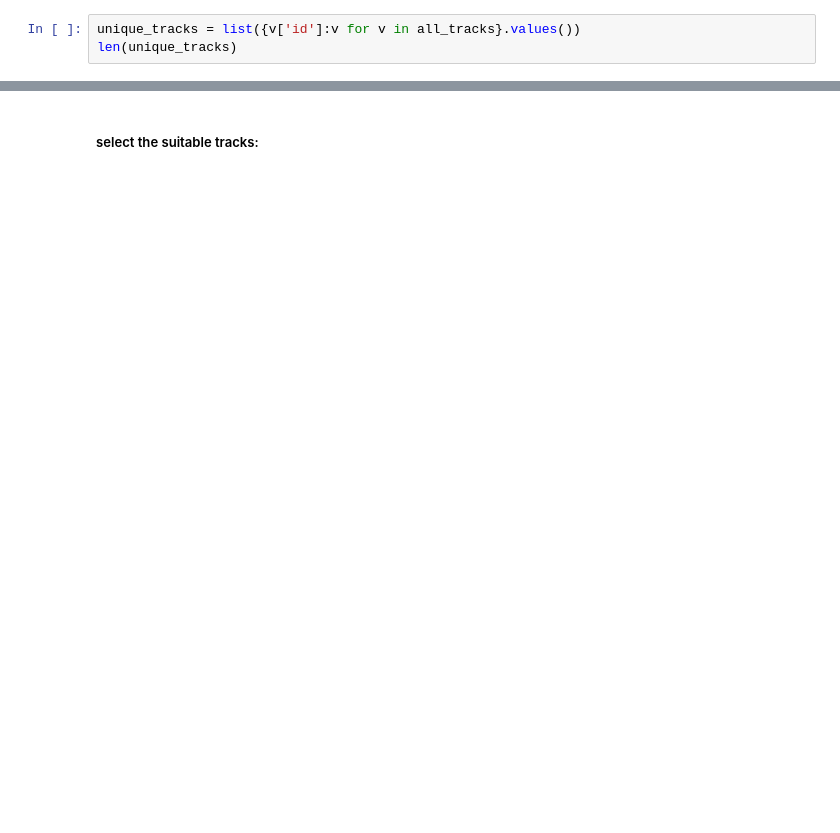
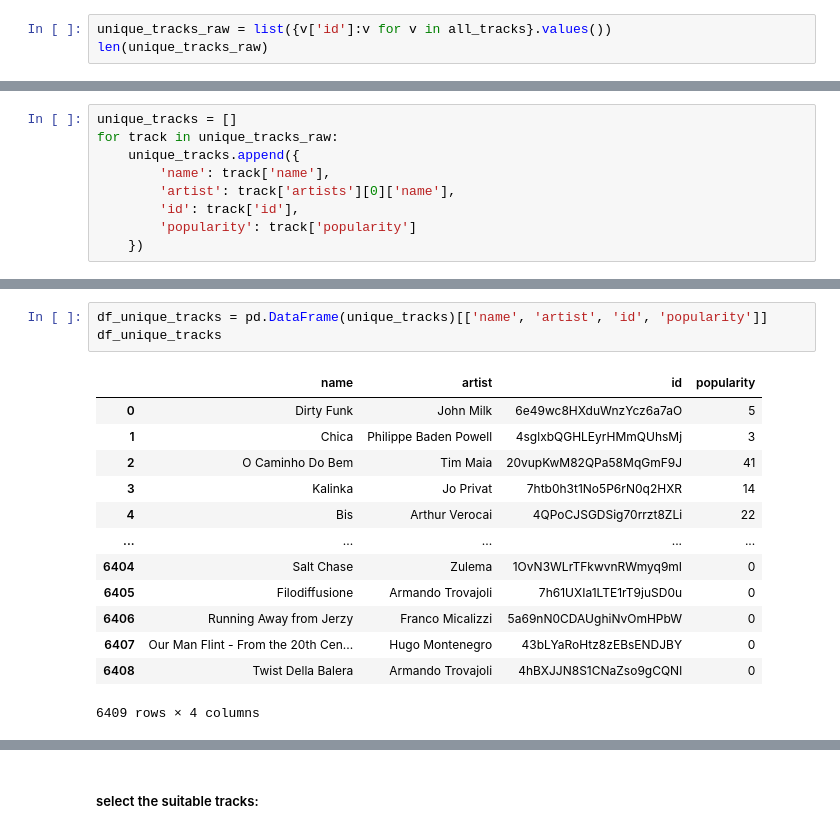
Before and after one commit to mbirgi/spotify-tools, a Jupyter notebook: BPM Playlist Combiner.ipynb, the cells around one changed output, grey strips where cells are left out. Saved outputs shown, nothing was run; the diff lists cells and outputs as text; blank space fills up the shorter version.

```diff
--- a/BPM Playlist Combiner.ipynb
+++ b/BPM Playlist Combiner.ipynb
@@ -94,4 +95,4 @@ len(all_tracks)
 # %%
-unique_tracks = list({v['id']:v for v in all_tracks}.values())
-len(unique_tracks)
+unique_tracks_raw = list({v['id']:v for v in all_tracks}.values())
+len(unique_tracks_raw)
 # %% [output]
@@ -99,3 +120,12 @@ len(unique_tracks)
+# %%
+unique_tracks = []
+for track in unique_tracks_raw:
+    unique_tracks.append({
+        'name': track['name'],
+        'artist': track['artists'][0]['name'],
+        'id': track['id'],
+        'popularity': track['popularity']
+    })
 # %%
 unique_tracks[0]
 # %% [output]
@@ -138 +136,18 @@ df_unique_tracks
+# %%
+df_unique_tracks = pd.DataFrame(unique_tracks)[['name', 'artist', 'id', 'popularity']]
+df_unique_tracks
+# %% [output]
+|  | name | artist | id | popularity |
+| 0 | Dirty Funk | John Milk | 6e49wc8HXduWnzYcz6a7aO | 5 |
+| 1 | Chica | Philippe Baden Powell | 4sglxbQGHLEyrHMmQUhsMj | 3 |
+| 2 | O Caminho Do Bem | Tim Maia | 20vupKwM82QPa58MqGmF9J | 41 |
+| 3 | Kalinka | Jo Privat | 7htb0h3t1No5P6rN0q2HXR | 14 |
+| 4 | Bis | Arthur Verocai | 4QPoCJSGDSig70rrzt8ZLi | 22 |
+| ... | ... | ... | ... | ... |
+| 6404 | Salt Chase | Zulema | 1OvN3WLrTFkwvnRWmyq9mI | 0 |
+| 6405 | Filodiffusione | Armando Trovajoli | 7h61UXIa1LTE1rT9juSD0u | 0 |
+| 6406 | Running Away from Jerzy | Franco Micalizzi | 5a69nN0CDAUghiNvOmHPbW | 0 |
+| 6407 | Our Man Flint - From the 20th Cen... | Hugo Montenegro | 43bLYaRoHtz8zEBsENDJBY | 0 |
+| 6408 | Twist Della Balera | Armando Trovajoli | 4hBXJJN8S1CNaZso9gCQNl | 0 |
+6409 rows × 4 columns
 # %%
```
Also changed, not shown: parts of 26 cells of this notebook, 1 other file.
